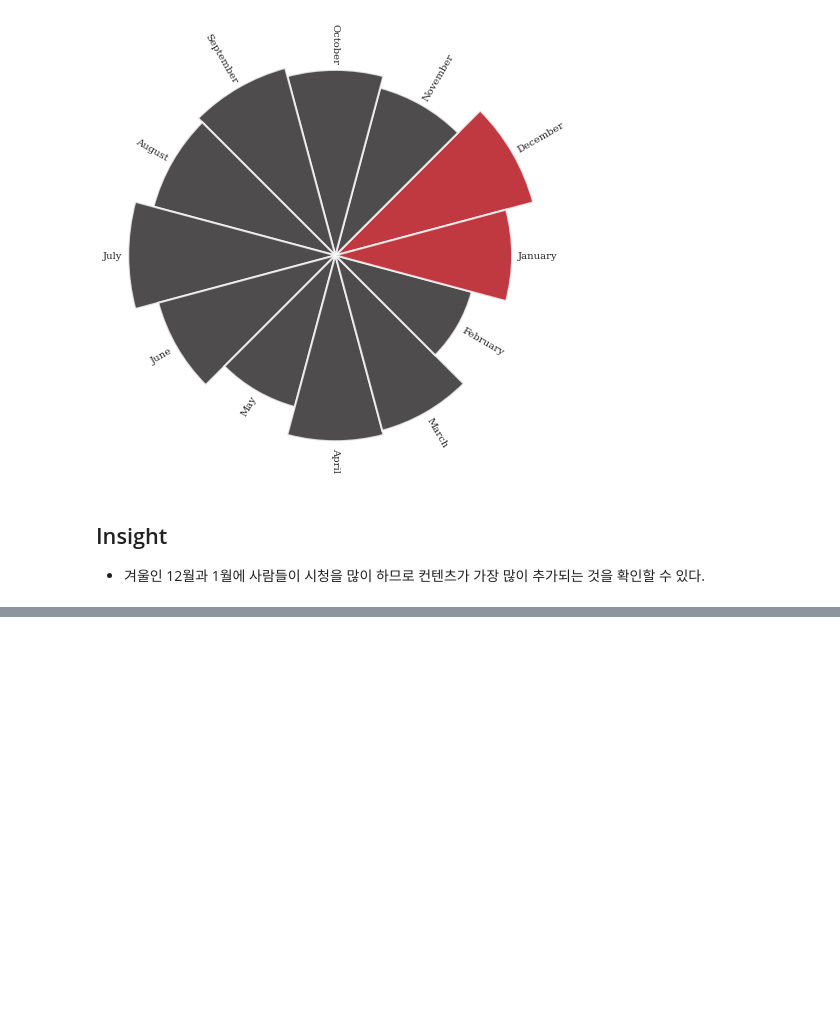
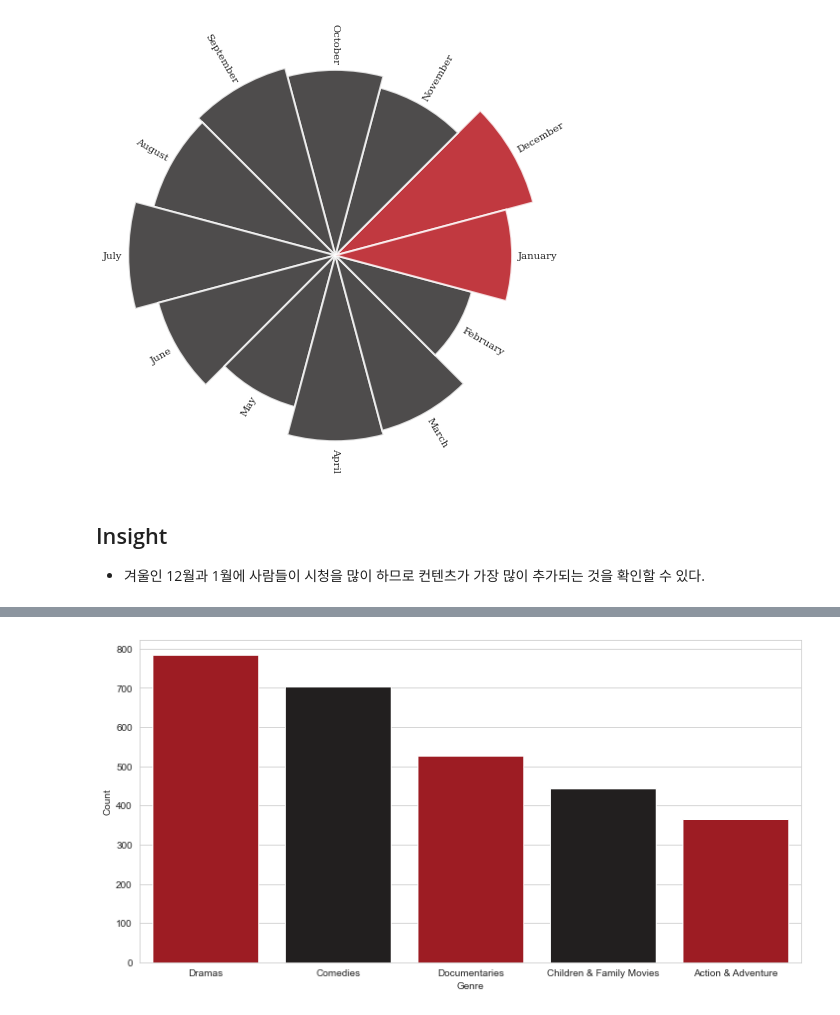
Before and after one commit to del-luna/aiffel, a Jupyter notebook: datathon/final.ipynb, the cells around one changed output, grey strips where cells are left out. Saved outputs shown, nothing was run; the diff lists cells and outputs as text; code cells hidden in the pictures; blank space fills up the shorter version.

```diff
--- a/datathon/final.ipynb
+++ b/datathon/final.ipynb
@@ -708,0 +750,5 @@ for bar, angle, height, label in zip(bars,angles, heights, df_polar["month_name_
+# %%
+temp=find_genre(df, 'USA', 5)
+visualize(temp)
+# %% [output]
+[figure, added]
```
Also changed, not shown: parts of 7 cells of this notebook, 1 other file.
